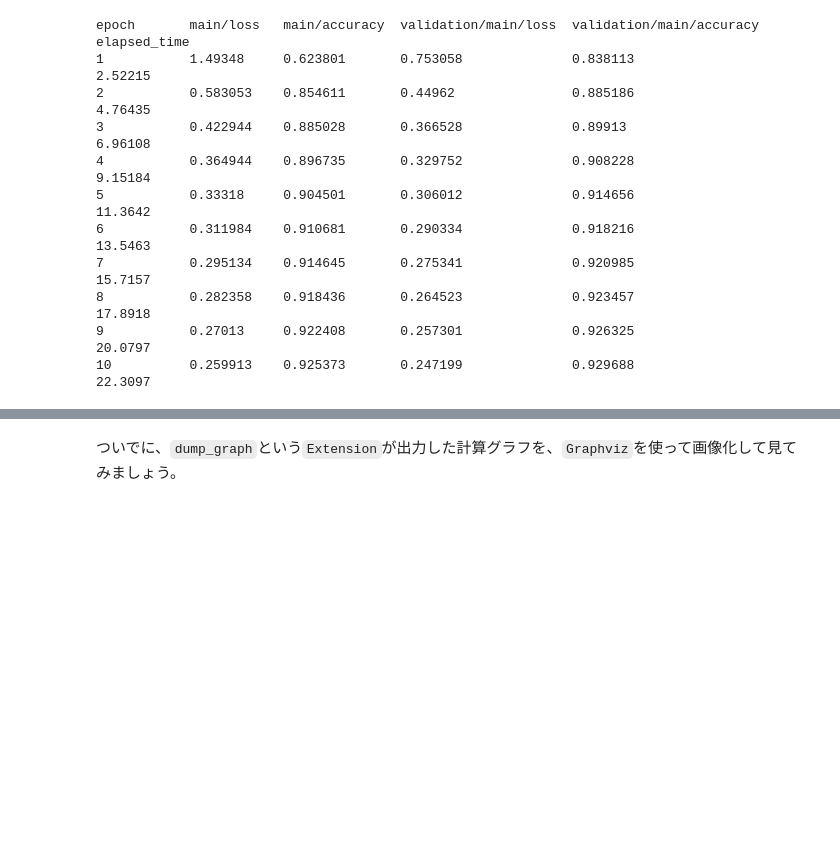
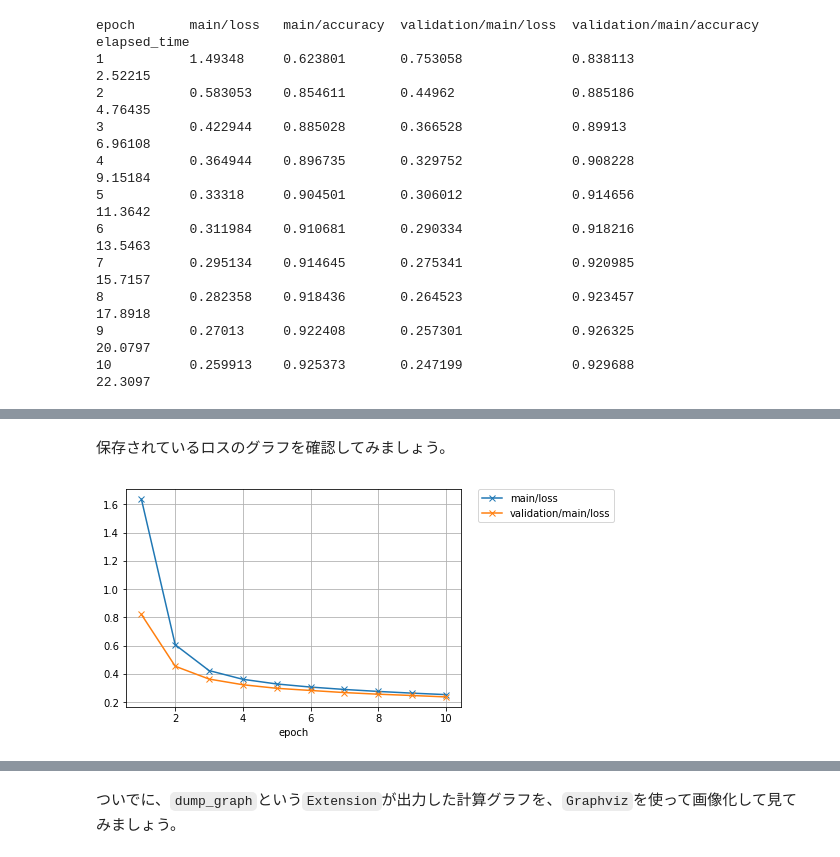
Before and after one commit to mitmul/chainer-handson, a Jupyter notebook: 2-Try-Trainer-class_ja.ipynb, the cells around one changed output, grey strips where cells are left out. Drawn from its saved outputs; the diff is of its cells as text; code cells hidden in the pictures; blank space fills up the shorter version.

```diff
--- a/2-Try-Trainer-class_ja.ipynb
+++ b/2-Try-Trainer-class_ja.ipynb
@@ -179,0 +175,7 @@ epoch       main/loss   main/accuracy  validation/main/loss  validation/main/acc
+# %% [markdown]
+保存されているロスのグラフを確認してみましょう。
+# %%
+from IPython.display import Image
+Image(filename='mnist_result/loss.png')
+# %% [output]
+[figure, added]
```
Also changed, not shown: parts of 3 cells of this notebook, 8 other files.
